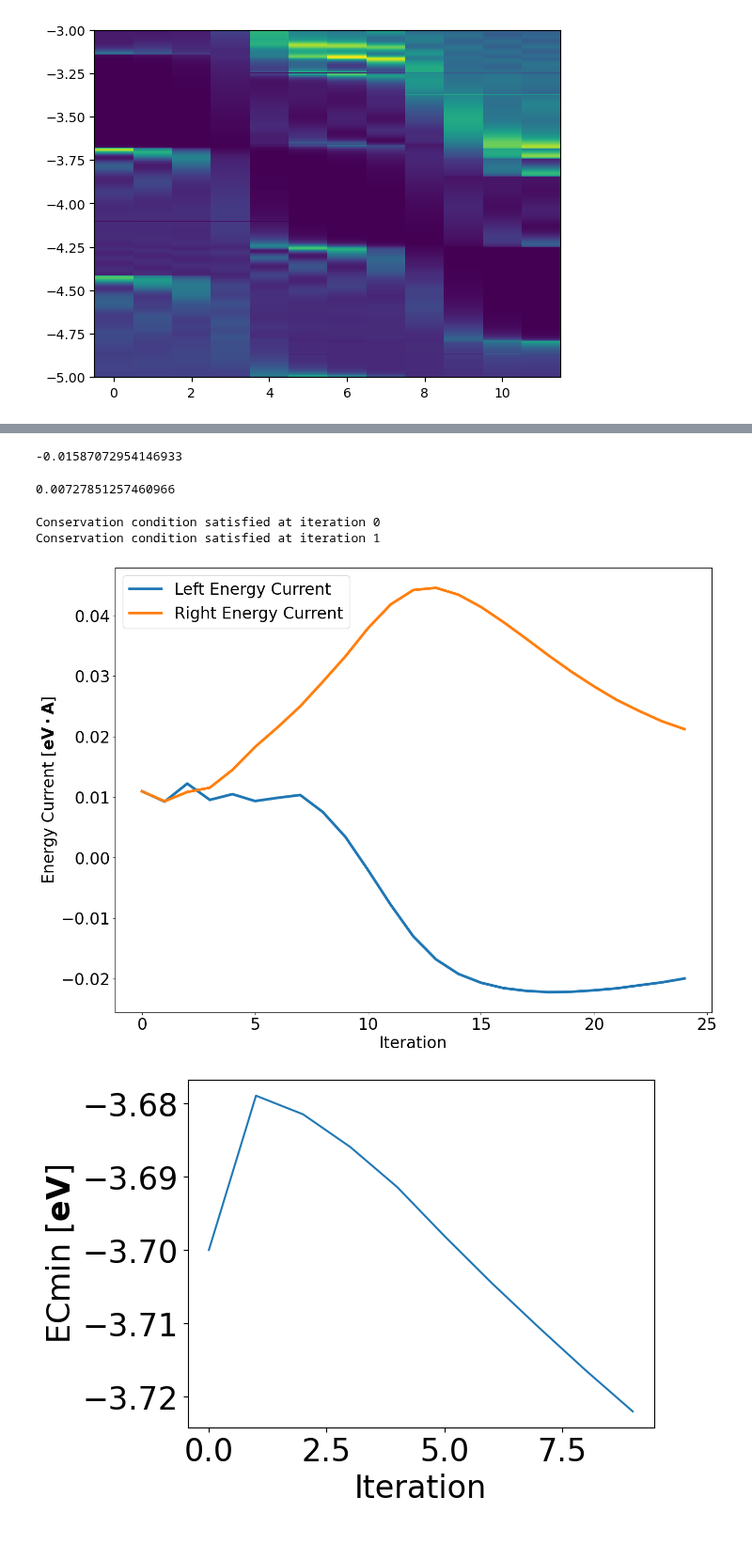
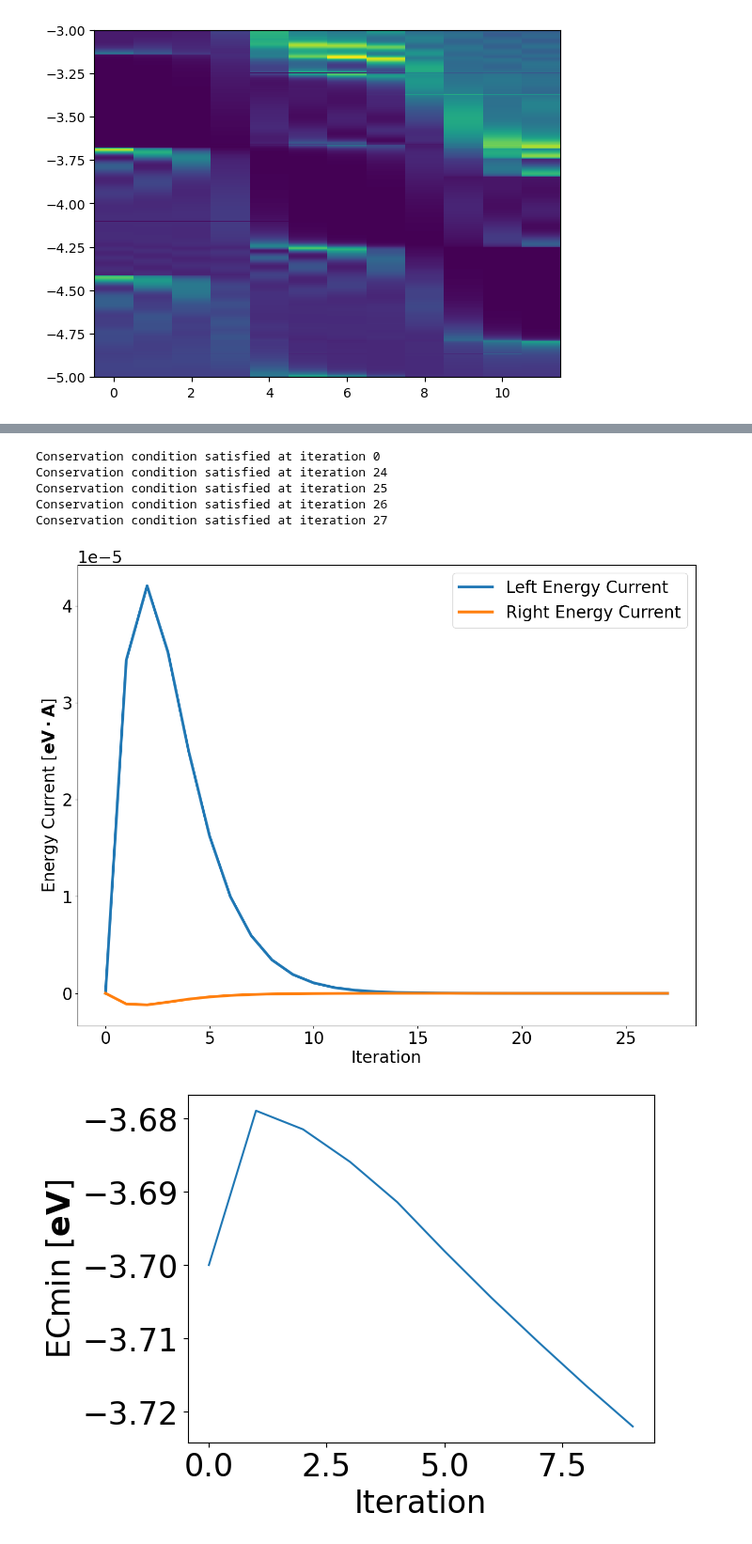
Before and after one commit to Nano-TCAD/QuaTrEx, a Jupyter notebook: quatrex/results/80TFET72/analysis.ipynb, the cells around one changed output, grey strips where cells are left out. Shown at 94% size. Saved outputs shown, nothing was run; the diff lists cells and outputs as text; code cells hidden in the pictures.

```diff
--- a/quatrex/results/80TFET72/analysis.ipynb
+++ b/quatrex/results/80TFET72/analysis.ipynb
@@ -247,7 +247,7 @@ gif.save(frames_ide, 'IDE_0.gif', duration = 3000)
 frames_ide = [plot_idE_gold(199)]
 gif.save(frames_ide, 'IDE_199.gif', duration = 3000)
 # %%
-num_iter = 15
+num_iter = 32
 nblocks = 12
 font = {'weight' : 'normal',
 'size'   : 24}
@@ -310,5 +316,5 @@ print(np.sum(IDE_temp.real[:, 0]))
 # %%
-iter = 19
+iter = 31
 IDE_temp = np.loadtxt('IDE_' + str(iter) + '.dat').view(complex)
 print(np.sum(IDE_temp.real, axis = 0)[0] * dE)
 print(np.sum(IDE_temp.real, axis = 0)[-2] * dE)
@@ -329,45 +324,40 @@ plt.show()
-# %%
-conservation_cond[195]
-# %% [output]
--0.01587072954146933
-# %%
-ID_L[179]
-# %% [output]
-0.00727851257460966
 # %%
-num_iter = 25
+num_iter = 28
 nblocks = 10
 font = {'weight' : 'normal',
 'size'   : 24}
 matplotlib.rc('font', **font)
 
 ID_L = np.zeros((num_iter)) # left energy current
 ID_R = np.zeros((num_iter)) # right energy current
 ID_M = np.zeros((num_iter)) # middle energy current
 E = np.loadtxt('E.dat')
 dE = E[1] - E[0]
 for i in range(num_iter):
     IDE_temp = np.loadtxt('IDE_' + str(i) + '.dat').view(complex)
     ID_L[i] = np.sum(IDE_temp.real*np.tile(E, (IDE_temp.shape[1],1)).T, axis = 0)[0] * dE
     ID_R[i] = np.sum(IDE_temp.real*np.tile(E, (IDE_temp.shape[1],1)).T, axis = 0)[-1] * dE
     ID_M[i] = np.sum(IDE_temp.real*np.tile(E, (IDE_temp.shape[1],1)).T, axis = 0)[nblocks//2] * dE
 
     conservation_cond = (ID_L[i]-ID_R[i])/(ID_R[i])
     if np.abs(conservation_cond) < 0.04:
         print('Conservation condition satisfied at iteration', i)
 
 plt.figure(figsize=(16,12))
 plt.plot(np.arange(num_iter), ID_L, label = 'Left Energy Current', linewidth = 4)
 plt.plot(np.arange(num_iter), ID_R, label = 'Right Energy Current', linewidth = 4)
 #plt.plot(np.arange(num_iter), ID_M, label = 'Middle Current')
 plt.xlabel('Iteration')
 plt.ylabel('Energy Current' + ' ' + r'$[\mathbf{eV \cdot A}]$')
 plt.legend()
 plt.show()
 # %% [output]
 Conservation condition satisfied at iteration 0
-Conservation condition satisfied at iteration 1
+Conservation condition satisfied at iteration 24
+Conservation condition satisfied at iteration 25
+Conservation condition satisfied at iteration 26
+Conservation condition satisfied at iteration 27
-[figure, old version]
+[figure, new version]
 # %%
 num_iter = 10
 font = {'weight' : 'normal',
```
Also changed, not shown: parts of 9 cells of this notebook, 11 other files.
